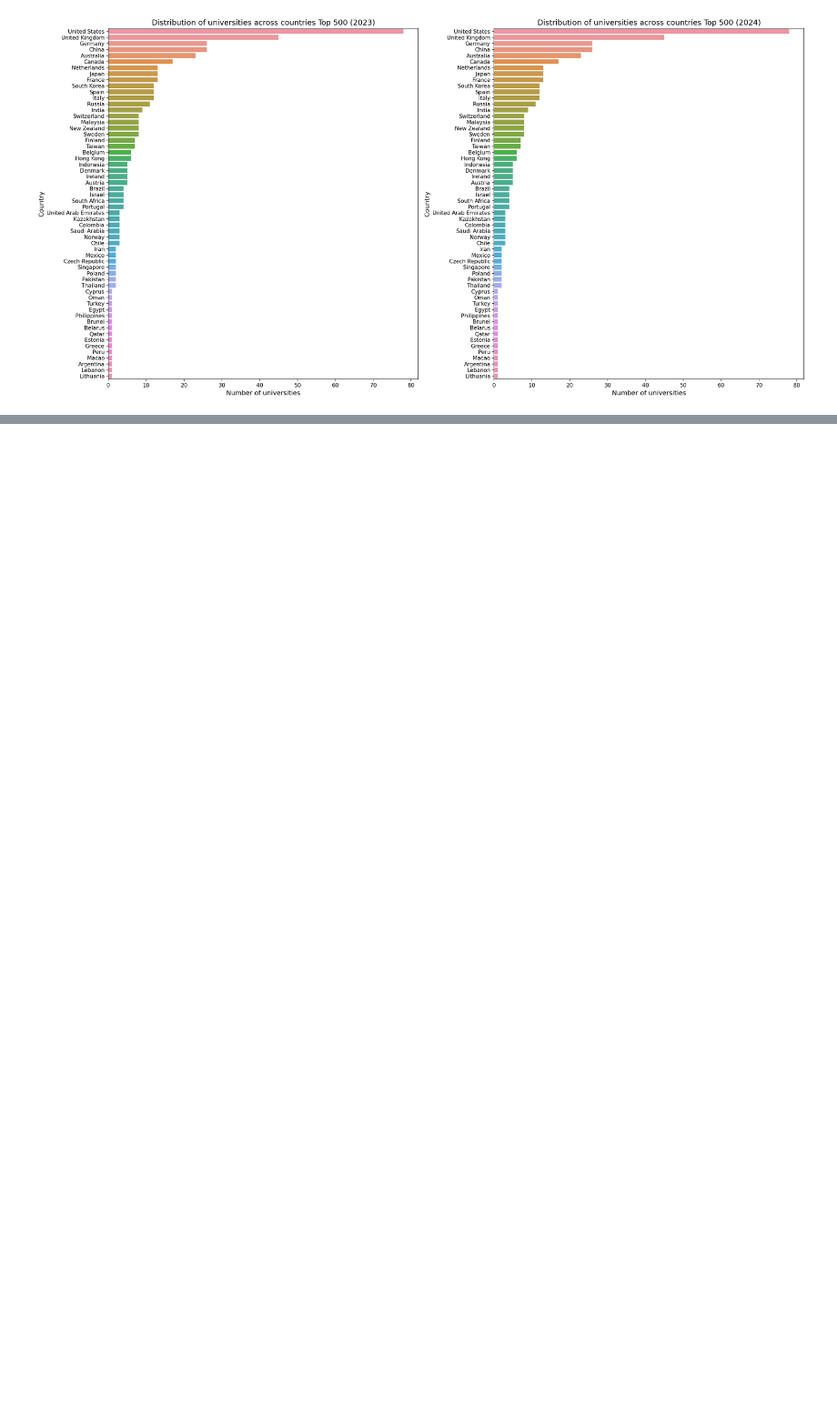
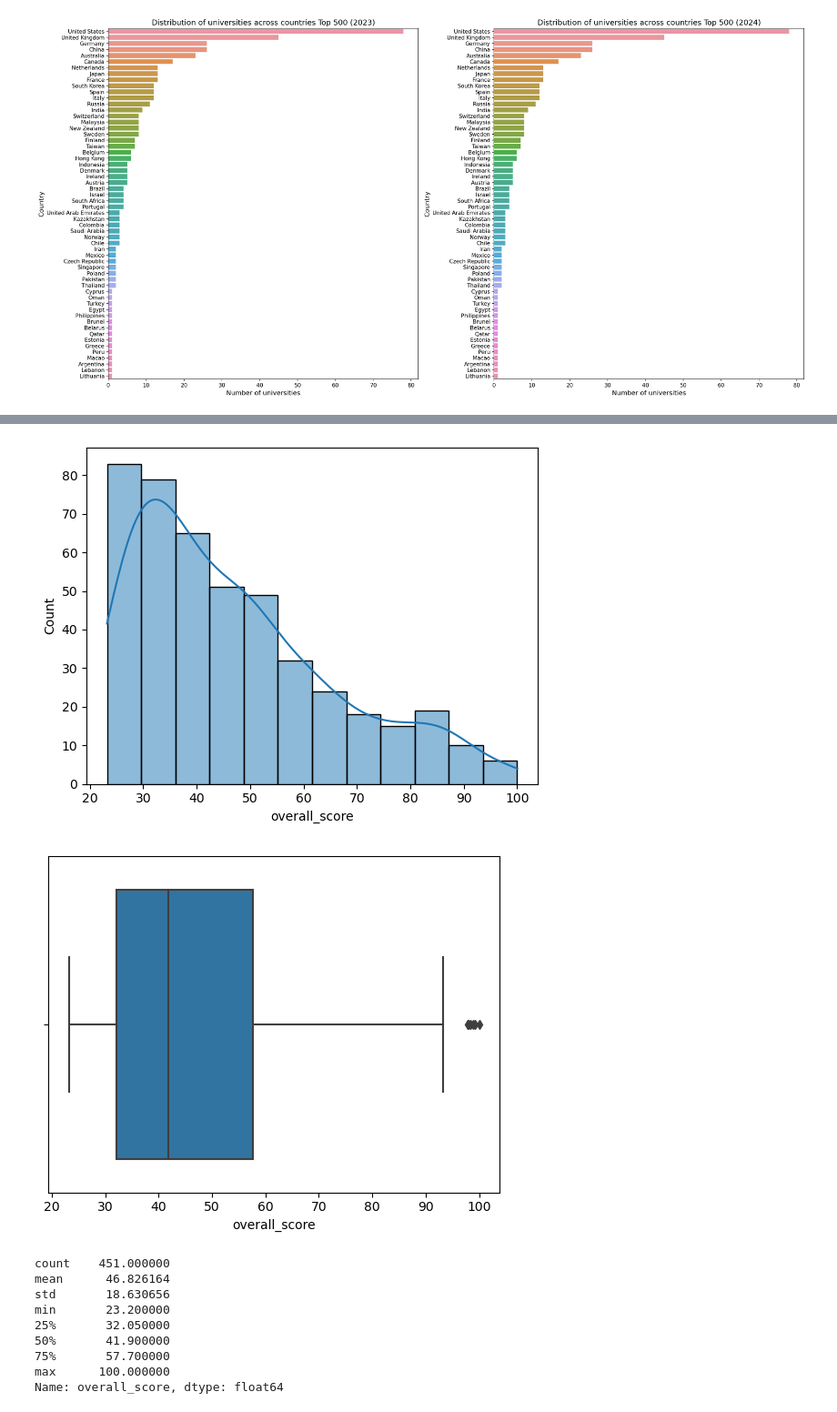
Before and after one commit to FabianaMFZ/EDA-and-Visualization-of-QS-World-University-Rankings, a Jupyter notebook: Project2_academic_performance.ipynb, the cells around one changed output, grey strips where cells are left out. Shown at 91% size. Drawn from its saved outputs; the diff is of its cells as text; code cells hidden in the pictures; blank space fills up the shorter version.

```diff
--- a/Project2_academic_performance.ipynb
+++ b/Project2_academic_performance.ipynb
@@ -946,0 +1018,18 @@ plt.show()
+# %%
+sns.histplot(df_2024, x='overall_score', kde=True)
+plt.show()
+sns.boxplot( x='overall_score', data=df_2024)
+plt.show()
+print (df_2024['overall_score'].describe())
+# %% [output]
+[figure, added]
+[figure, added]
+count    451.000000
+mean      46.826164
+std       18.630656
+min       23.200000
+25%       32.050000
+50%       41.900000
+75%       57.700000
+max      100.000000
+Name: overall_score, dtype: float64
```
Also changed, not shown: parts of 25 cells of this notebook, 1 other file.
